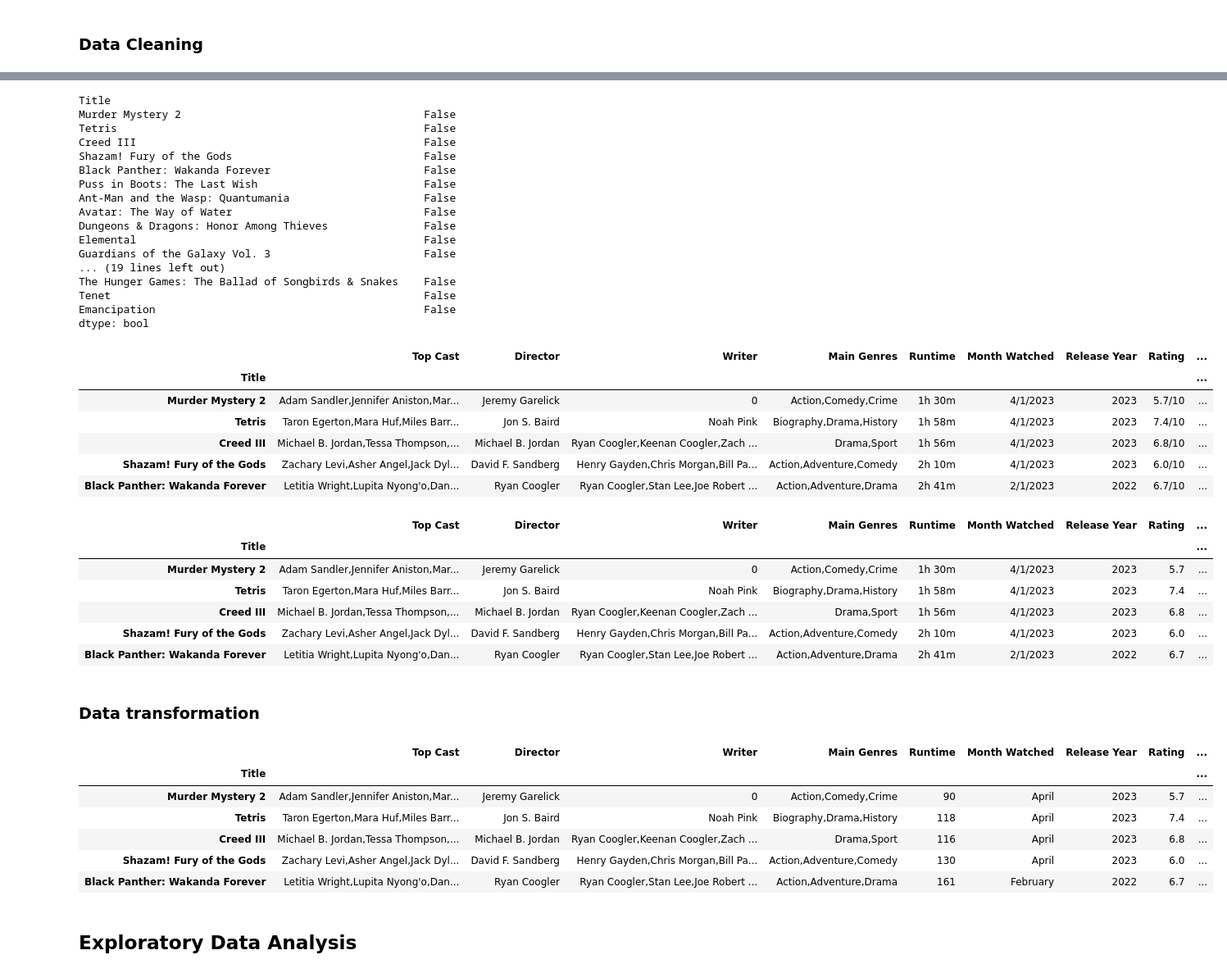
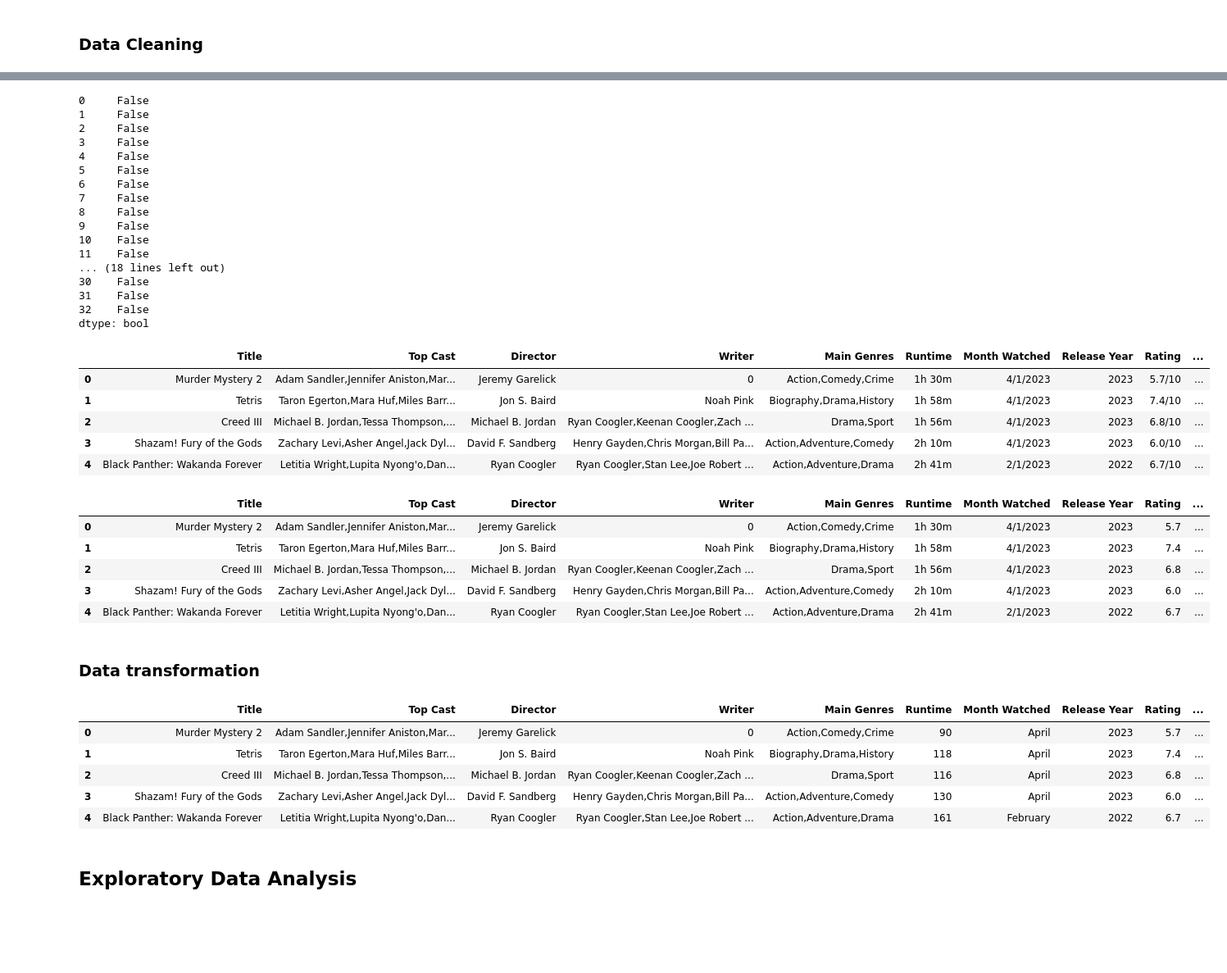
Before and after one commit to dtawusaku/movie-recap, a Jupyter notebook: movies-recap.ipynb, the cells around one changed output, grey strips where cells are left out. Shown: that part at 82% size. Drawn from its saved outputs; the diff is of its cells as text; code cells hidden in the pictures; blank space fills up the shorter version.

Commit message:
start data visualization

```diff
--- a/movies-recap.ipynb
+++ b/movies-recap.ipynb
@@ -5,5 +10,5 @@ import os , re, datetime , calendar , pandas as pd , seaborn as sns , matplotlib
 # %%
-movie_data = pd.read_csv('watched-movies.csv', index_col=0)
+movie_data = pd.read_csv('watched-movies.csv')
 
 movie_data
 # %% [output]
@@ -107,22 +113,22 @@ dtype: int64
 # Check for duplicates
 movie_data.duplicated()
 # %% [output]
-Title
-Murder Mystery 2                                      False
-Tetris                                                False
-Creed III                                             False
-Shazam! Fury of the Gods                              False
-Black Panther: Wakanda Forever                        False
-Puss in Boots: The Last Wish                          False
-Ant-Man and the Wasp: Quantumania                     False
-Avatar: The Way of Water                              False
-Dungeons & Dragons: Honor Among Thieves               False
-Elemental                                             False
-Guardians of the Galaxy Vol. 3                        False
-... (19 lines left out)
-The Hunger Games: The Ballad of Songbirds & Snakes    False
-Tenet                                                 False
-Emancipation                                          False
+0     False
+1     False
+2     False
+3     False
+4     False
+5     False
+6     False
+7     False
+8     False
+9     False
+10    False
+11    False
+... (18 lines left out)
+30    False
+31    False
+32    False
 dtype: bool
 # %%
 # Drop all unwanted columns
@@ -130,13 +136,12 @@ movie_data.drop(columns=['Summary','Motion Picture Rating','Budget','Gross in US
 
 movie_data.head()
 # %% [output]
-|  | Top Cast | Director | Writer | Main Genres | Runtime | Month Watched | Release Year | Rating | ... |
-| Title |  |  |  |  |  |  |  |  | ... |
-| Murder Mystery 2 | Adam Sandler,Jennifer Aniston,Mar... | Jeremy Garelick | 0 | Action,Comedy,Crime | 1h 30m | 4/1/2023 | 2023 | 5.7/10 | ... |
-| Tetris | Taron Egerton,Mara Huf,Miles Barr... | Jon S. Baird | Noah Pink | Biography,Drama,History | 1h 58m | 4/1/2023 | 2023 | 7.4/10 | ... |
-| Creed III | Michael B. Jordan,Tessa Thompson,... | Michael B. Jordan | Ryan Coogler,Keenan Coogler,Zach ... | Drama,Sport | 1h 56m | 4/1/2023 | 2023 | 6.8/10 | ... |
-| Shazam! Fury of the Gods | Zachary Levi,Asher Angel,Jack Dyl... | David F. Sandberg | Henry Gayden,Chris Morgan,Bill Pa... | Action,Adventure,Comedy | 2h 10m | 4/1/2023 | 2023 | 6.0/10 | ... |
-| Black Panther: Wakanda Forever | Letitia Wright,Lupita Nyong'o,Dan... | Ryan Coogler | Ryan Coogler,Stan Lee,Joe Robert ... | Action,Adventure,Drama | 2h 41m | 2/1/2023 | 2022 | 6.7/10 | ... |
+|  | Title | Top Cast | Director | Writer | Main Genres | Runtime | Month Watched | Release Year | Rating | ... |
+| 0 | Murder Mystery 2 | Adam Sandler,Jennifer Aniston,Mar... | Jeremy Garelick | 0 | Action,Comedy,Crime | 1h 30m | 4/1/2023 | 2023 | 5.7/10 | ... |
+| 1 | Tetris | Taron Egerton,Mara Huf,Miles Barr... | Jon S. Baird | Noah Pink | Biography,Drama,History | 1h 58m | 4/1/2023 | 2023 | 7.4/10 | ... |
+| 2 | Creed III | Michael B. Jordan,Tessa Thompson,... | Michael B. Jordan | Ryan Coogler,Keenan Coogler,Zach ... | Drama,Sport | 1h 56m | 4/1/2023 | 2023 | 6.8/10 | ... |
+| 3 | Shazam! Fury of the Gods | Zachary Levi,Asher Angel,Jack Dyl... | David F. Sandberg | Henry Gayden,Chris Morgan,Bill Pa... | Action,Adventure,Comedy | 2h 10m | 4/1/2023 | 2023 | 6.0/10 | ... |
+| 4 | Black Panther: Wakanda Forever | Letitia Wright,Lupita Nyong'o,Dan... | Ryan Coogler | Ryan Coogler,Stan Lee,Joe Robert ... | Action,Adventure,Drama | 2h 41m | 2/1/2023 | 2022 | 6.7/10 | ... |
 # %%
 # Clean Director column (remove contents in parenthsis)
 movie_data['Director'] = movie_data['Director'].map(lambda x: re.sub(r'\([^)]*\)','', x))
@@ -146,52 +151,54 @@ movie_data['Director'] = movie_data['Director'].map(lambda x: re.sub(r'\([^)]*\)
 movie_data['Rating'] = movie_data['Rating'].map(lambda x: x.replace('/10',''))
 movie_data.head(5)
 # %% [output]
-|  | Top Cast | Director | Writer | Main Genres | Runtime | Month Watched | Release Year | Rating | ... |
-| Title |  |  |  |  |  |  |  |  | ... |
-| Murder Mystery 2 | Adam Sandler,Jennifer Aniston,Mar... | Jeremy Garelick | 0 | Action,Comedy,Crime | 1h 30m | 4/1/2023 | 2023 | 5.7 | ... |
-| Tetris | Taron Egerton,Mara Huf,Miles Barr... | Jon S. Baird | Noah Pink | Biography,Drama,History | 1h 58m | 4/1/2023 | 2023 | 7.4 | ... |
-| Creed III | Michael B. Jordan,Tessa Thompson,... | Michael B. Jordan | Ryan Coogler,Keenan Coogler,Zach ... | Drama,Sport | 1h 56m | 4/1/2023 | 2023 | 6.8 | ... |
-| Shazam! Fury of the Gods | Zachary Levi,Asher Angel,Jack Dyl... | David F. Sandberg | Henry Gayden,Chris Morgan,Bill Pa... | Action,Adventure,Comedy | 2h 10m | 4/1/2023 | 2023 | 6.0 | ... |
-| Black Panther: Wakanda Forever | Letitia Wright,Lupita Nyong'o,Dan... | Ryan Coogler | Ryan Coogler,Stan Lee,Joe Robert ... | Action,Adventure,Drama | 2h 41m | 2/1/2023 | 2022 | 6.7 | ... |
+|  | Title | Top Cast | Director | Writer | Main Genres | Runtime | Month Watched | Release Year | Rating | ... |
+| 0 | Murder Mystery 2 | Adam Sandler,Jennifer Aniston,Mar... | Jeremy Garelick | 0 | Action,Comedy,Crime | 1h 30m | 4/1/2023 | 2023 | 5.7 | ... |
+| 1 | Tetris | Taron Egerton,Mara Huf,Miles Barr... | Jon S. Baird | Noah Pink | Biography,Drama,History | 1h 58m | 4/1/2023 | 2023 | 7.4 | ... |
+| 2 | Creed III | Michael B. Jordan,Tessa Thompson,... | Michael B. Jordan | Ryan Coogler,Keenan Coogler,Zach ... | Drama,Sport | 1h 56m | 4/1/2023 | 2023 | 6.8 | ... |
+| 3 | Shazam! Fury of the Gods | Zachary Levi,Asher Angel,Jack Dyl... | David F. Sandberg | Henry Gayden,Chris Morgan,Bill Pa... | Action,Adventure,Comedy | 2h 10m | 4/1/2023 | 2023 | 6.0 | ... |
+| 4 | Black Panther: Wakanda Forever | Letitia Wright,Lupita Nyong'o,Dan... | Ryan Coogler | Ryan Coogler,Stan Lee,Joe Robert ... | Action,Adventure,Drama | 2h 41m | 2/1/2023 | 2022 | 6.7 | ... |
 # %% [markdown]
 ### Data transformation
 # %%
 # Transform runtime from string to mins
 
 # Function to convert 'h' to minutes
 def convert_to_minutes(duration):
     if 'h' in duration and 'm' in duration:
         hours, minutes = duration.split('h ')
         hours = int(hours)
         minutes = int(minutes.replace('m', ''))
     elif 'h' in duration:
         hours = int(duration.replace('h', ''))
         minutes = 0
     else:
         hours = 0
         minutes = int(duration.replace('m', ''))
 
     total_minutes = hours * 60 + minutes
     return total_minutes
 
 # Applying the function to the 'Runtime' column
 movie_data['Runtime'] = movie_data['Runtime'].apply(convert_to_minutes)
 
 
 #Transform date string to months
 date_col = pd.DatetimeIndex(movie_data['Month Watched'])
 movie_data['Month Watched'] = date_col.month.map(lambda x: calendar.month_name[x])
 
 
+# Convert rating string to floats
+movie_data['Rating'] = movie_data['Rating'].astype(float)
+
+
 movie_data.head(5)
 # %% [output]
-|  | Top Cast | Director | Writer | Main Genres | Runtime | Month Watched | Release Year | Rating | ... |
-| Title |  |  |  |  |  |  |  |  | ... |
-| Murder Mystery 2 | Adam Sandler,Jennifer Aniston,Mar... | Jeremy Garelick | 0 | Action,Comedy,Crime | 90 | April | 2023 | 5.7 | ... |
-| Tetris | Taron Egerton,Mara Huf,Miles Barr... | Jon S. Baird | Noah Pink | Biography,Drama,History | 118 | April | 2023 | 7.4 | ... |
-| Creed III | Michael B. Jordan,Tessa Thompson,... | Michael B. Jordan | Ryan Coogler,Keenan Coogler,Zach ... | Drama,Sport | 116 | April | 2023 | 6.8 | ... |
-| Shazam! Fury of the Gods | Zachary Levi,Asher Angel,Jack Dyl... | David F. Sandberg | Henry Gayden,Chris Morgan,Bill Pa... | Action,Adventure,Comedy | 130 | April | 2023 | 6.0 | ... |
-| Black Panther: Wakanda Forever | Letitia Wright,Lupita Nyong'o,Dan... | Ryan Coogler | Ryan Coogler,Stan Lee,Joe Robert ... | Action,Adventure,Drama | 161 | February | 2022 | 6.7 | ... |
+|  | Title | Top Cast | Director | Writer | Main Genres | Runtime | Month Watched | Release Year | Rating | ... |
+| 0 | Murder Mystery 2 | Adam Sandler,Jennifer Aniston,Mar... | Jeremy Garelick | 0 | Action,Comedy,Crime | 90 | April | 2023 | 5.7 | ... |
+| 1 | Tetris | Taron Egerton,Mara Huf,Miles Barr... | Jon S. Baird | Noah Pink | Biography,Drama,History | 118 | April | 2023 | 7.4 | ... |
+| 2 | Creed III | Michael B. Jordan,Tessa Thompson,... | Michael B. Jordan | Ryan Coogler,Keenan Coogler,Zach ... | Drama,Sport | 116 | April | 2023 | 6.8 | ... |
+| 3 | Shazam! Fury of the Gods | Zachary Levi,Asher Angel,Jack Dyl... | David F. Sandberg | Henry Gayden,Chris Morgan,Bill Pa... | Action,Adventure,Comedy | 130 | April | 2023 | 6.0 | ... |
+| 4 | Black Panther: Wakanda Forever | Letitia Wright,Lupita Nyong'o,Dan... | Ryan Coogler | Ryan Coogler,Stan Lee,Joe Robert ... | Action,Adventure,Drama | 161 | February | 2022 | 6.7 | ... |
 # %% [markdown]
 ## Exploratory Data Analysis
 # %% [markdown]
```
Also changed, not shown: parts of 12 cells of this notebook, 3 other files.
